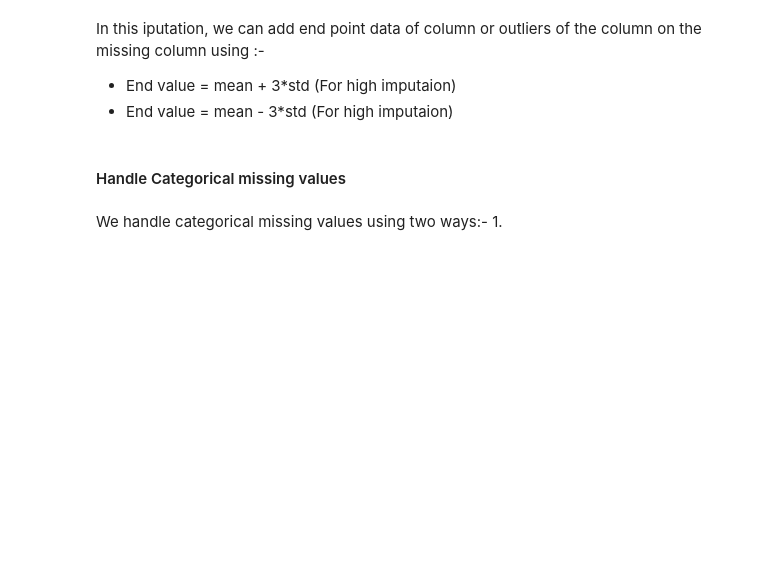
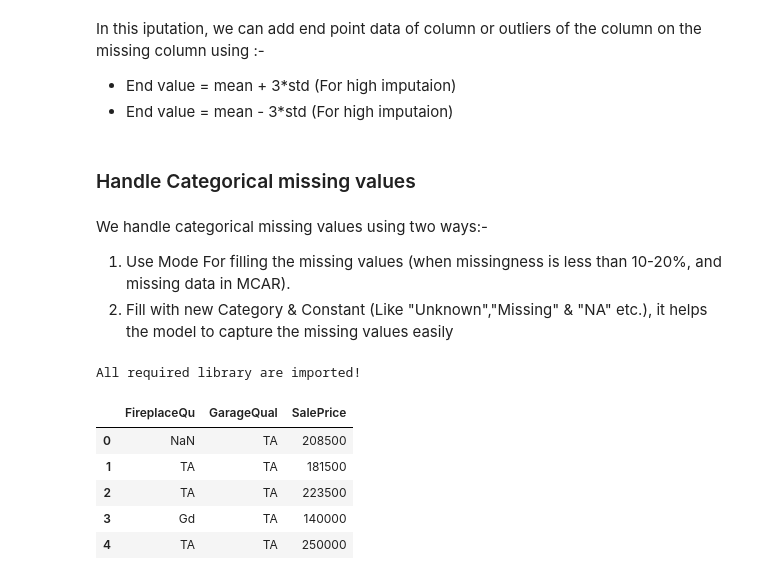
Before and after one commit to Shekhar7017/EDA, a Jupyter notebook: FeatureEngineering.ipynb, the cells around one changed output. Drawn from its saved outputs; the diff is of its cells as text; code cells hidden in the pictures; blank space fills up the shorter version.

```diff
--- a/FeatureEngineering.ipynb
+++ b/FeatureEngineering.ipynb
@@ -1290,7 +1290,27 @@ In this iputation, we can add end point data of column or outliers of the column
 * End value = mean + 3*std (For high imputaion)
 * End value = mean - 3*std (For high imputaion)
 # %% [markdown]
-#### Handle Categorical missing values
+### Handle Categorical missing values
 # %% [markdown]
 We handle categorical missing values using two ways:-
-1.
+1. Use Mode For filling the missing values (when missingness is less than 10-20%, and missing data in MCAR).
+2. Fill with new Category & Constant (Like "Unknown","Missing" & "NA" etc.), it helps the model to capture the missing values easily
+# %%
+import pandas as pd
+import numpy as np
+import matplotlib.pyplot as plt
+import seaborn as sns
+
+print("All required library are imported!")
+# %% [output]
+All required library are imported!
+# %%
+df = pd.read_csv("data.csv")
+df.head()
+# %% [output]
+|  | FireplaceQu | GarageQual | SalePrice |
+| 0 | NaN | TA | 208500 |
+| 1 | TA | TA | 181500 |
+| 2 | TA | TA | 223500 |
+| 3 | Gd | TA | 140000 |
+| 4 | TA | TA | 250000 |
```
Also changed, not shown: parts of 4 cells of this notebook.
